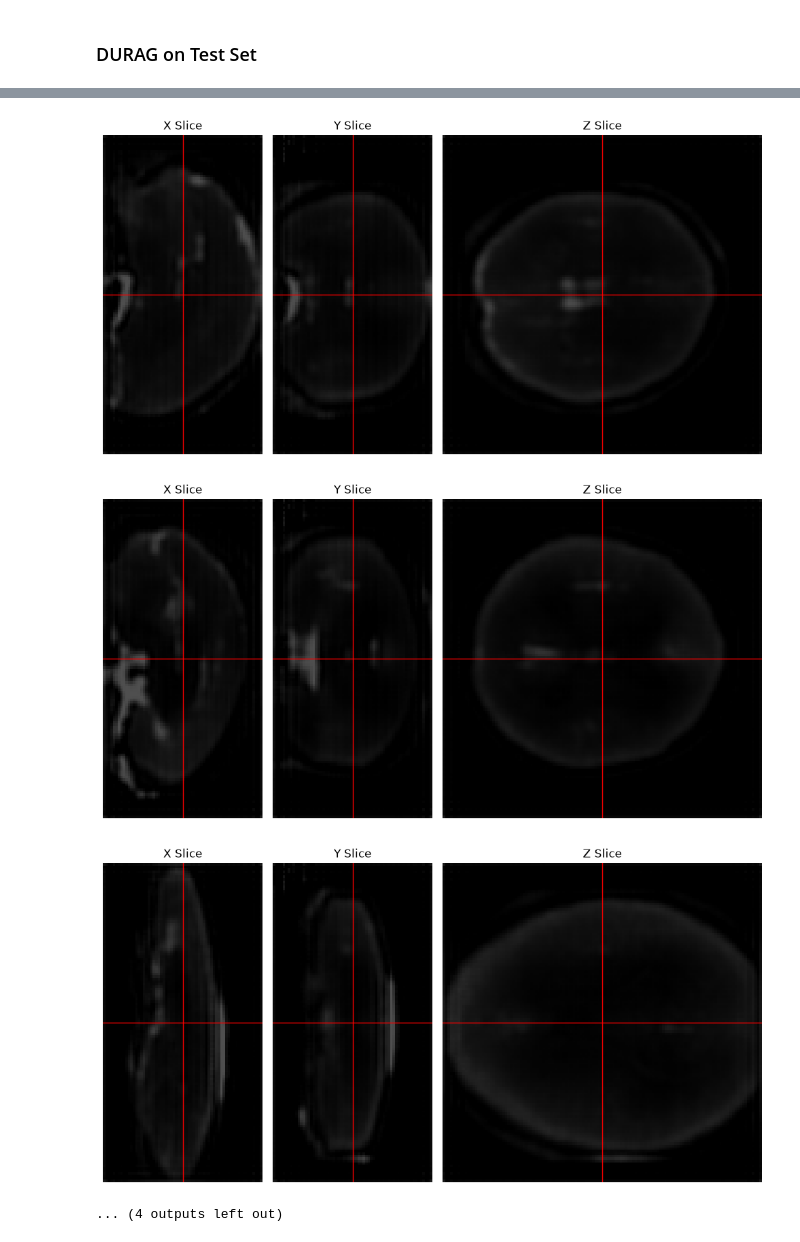
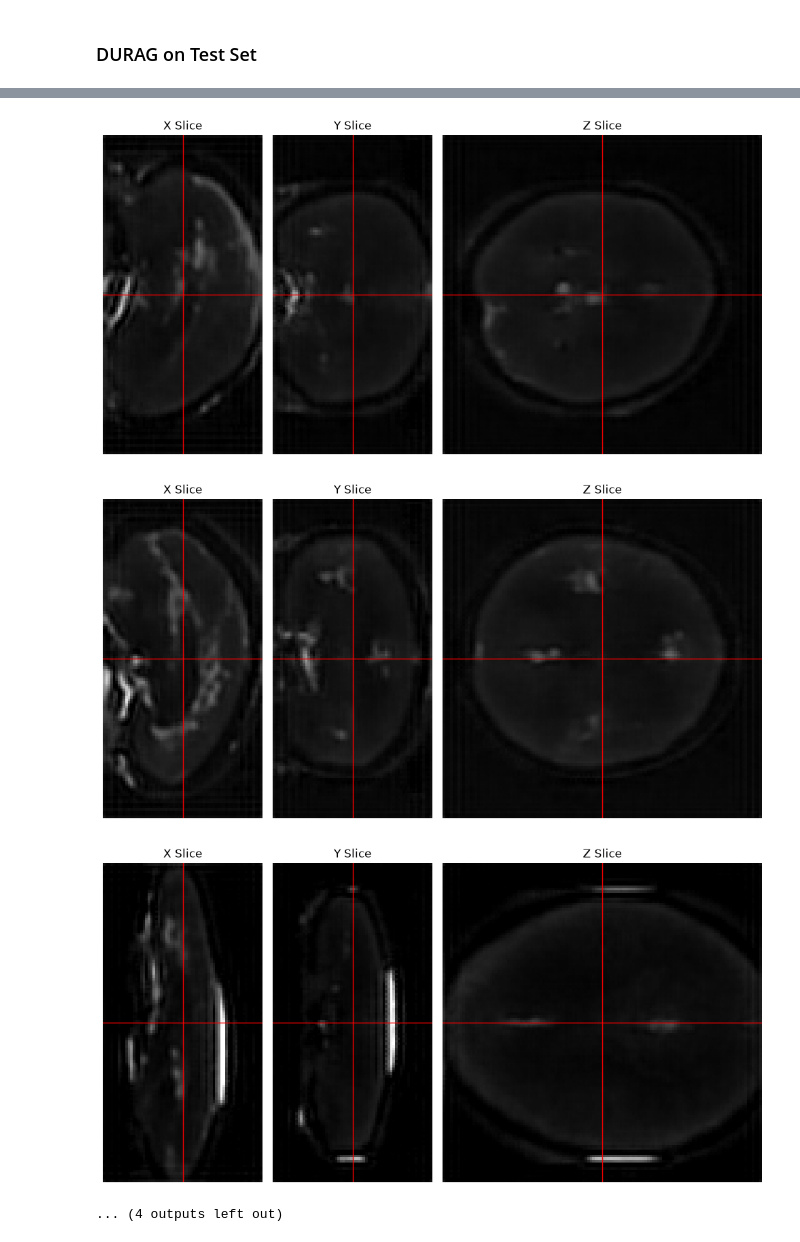
Before and after one commit to emastr/aipek_task_2026, a Jupyter notebook: notebooks/step3_evaluation.ipynb, the cells around one changed output, grey strips where cells are left out. Cells and saved outputs as stored; diff of their text form; code cells hidden in the pictures.

```diff
--- a/notebooks/step3_evaluation.ipynb
+++ b/notebooks/step3_evaluation.ipynb
@@ -33,12 +33,13 @@ for file_path in os.listdir(test_path_img):
     y = NiiPoint.from_path(lab_path, "cuda")
 
 
-    model = NiiKNN(3, train_path_img, train_path_label, max_num=100)
-    x_pred, y_pred = model(x)
-    y_pred.save_to_path(os.path.join(target_path_label_knn, f"{file_id}_0001.nii.gz"))
-    print(f"Predicted label for {file_id} saved to {os.path.join(target_path_label_knn, f'{file_id}_0001.nii.gz')}")
+    if False:
+        model = NiiKNN(3, train_path_img, train_path_label, max_num=100)
+        x_pred, y_pred = model(x)
+        y_pred.save_to_path(os.path.join(target_path_label_knn, f"{file_id}_0001.nii.gz"))
+        print(f"Predicted label for {file_id} saved to {os.path.join(target_path_label_knn, f'{file_id}_0001.nii.gz')}")
 
-    if False:
+    if True:
         fs = 5
         model = NiiCKNN(3, (fs, fs, fs), train_path_img, train_path_label, max_num=4, max_batch=15)
         x_pred, y_pred = model(x)
@@ -140,7 +145,7 @@ from src.architectures import DURAG, NeighborLoader
 from src.processing import CONSTANTS
 from src.data import create_val_loader_and_saver, plot_slices
 
-checkpointed_epoch = 1900
+checkpointed_epoch = 500
 size = 128
 channels = 64 # Number of slices per chunk; must be divisible by 32 for SwinUNET
 neighbor_count = 3
@@ -209,6 +210,6 @@ Loaded DURAG-wrapper checkpoint. Missing=0 Unexpected=0
-[figure, old version]
+[figure, new version]
-[figure, old version]
+[figure, new version]
-[figure, old version]
+[figure, new version]
 ... (4 outputs left out)
 # %%
 import matplotlib.pyplot as plt
```
Also changed, not shown: parts of 3 cells of this notebook, 23 other files.
